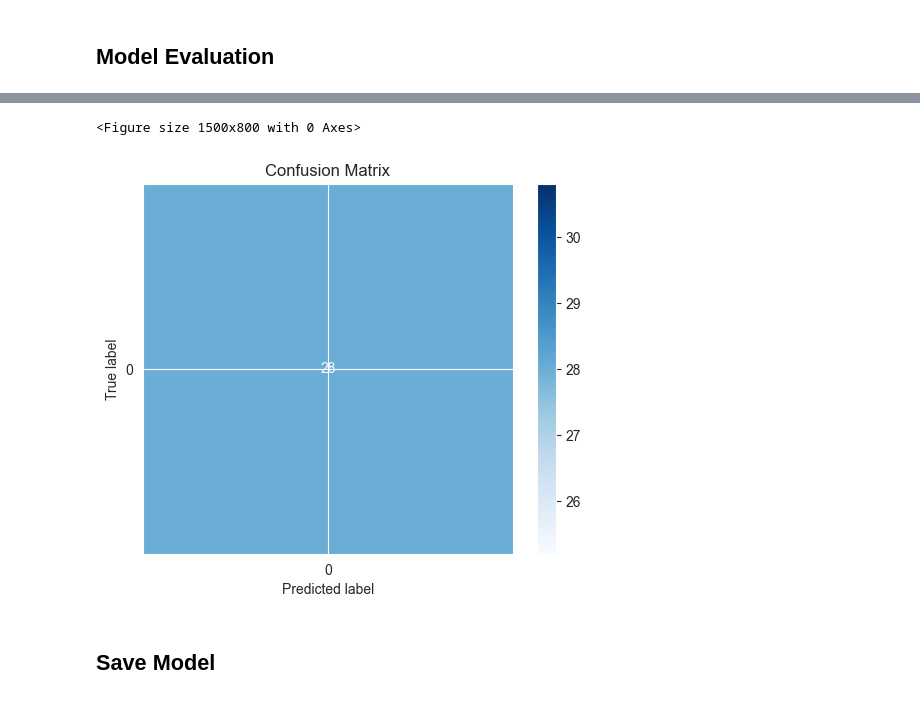
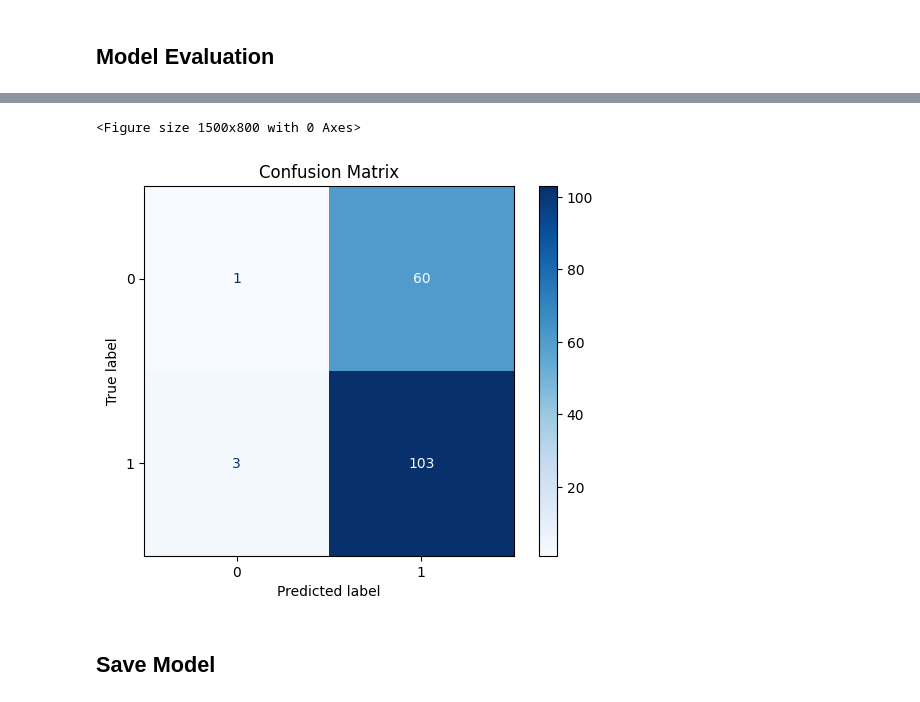
Before and after one commit to KarloKorbar/multimodal_depression_detection, a Jupyter notebook: DepressionDetection/audio.ipynb, the cells around one changed output, grey strips where cells are left out. Saved outputs shown, nothing was run; the diff lists cells and outputs as text; code cells hidden in the pictures.

```diff
--- a/DepressionDetection/audio.ipynb
+++ b/DepressionDetection/audio.ipynb
@@ -23,7 +23,7 @@ from training.trainer_audio_rnn import AudioRNNTrainer
 
 # Constants
 RANDOM_STATE = 42
-DATA_PERCENTAGE = 0.02  # Percentage of total data to use
+DATA_PERCENTAGE = 0.05  # Percentage of total data to use
 BATCH_SIZE = 32
 N_EPOCHS = 50
 FIGURE_SIZE = (15, 8)
@@ -502,45 +633,105 @@ Train Loss: 0.6840, Val Loss: 0.7111, LR: 0.001000
 from sklearn.metrics import classification_report, confusion_matrix, ConfusionMatrixDisplay
 
 
+# def evaluate_model(model: nn.Module, test_loader: DataLoader, device: torch.device) -> Tuple[np.ndarray, np.ndarray]:
+#     #Evaluate the model on the test set.
+#     model.eval()
+#     all_preds = []
+#     all_labels = []
+
+#     with torch.no_grad():
+#         for X, y in test_loader:
+#             X, y = X.to(device), y.to(device)
+#             outputs = model(X)
+#             _, preds = torch.max(outputs, 1)
+#             all_preds.extend(preds.cpu().numpy())
+#             all_labels.extend(y.cpu().numpy())
+
+#     return np.array(all_labels), np.array(all_preds)
+
+
+# # Create test loader
+# _, _, test_loader = create_data_loaders(X_train, X_val, X_test, y_train, y_val, y_test)
+
+# # Initialize best model
+# best_model = AudioRNN(
+#     input_size=X_train.shape[1],
+#     hidden_size=best_params['hidden_size'],
+#     num_layers=best_params['num_layers'],
+#     dropout=best_params['dropout']
+# ).to(DEVICE)
+
+# # Evaluate model
+# y_true, y_pred = evaluate_model(best_model, test_loader, DEVICE)
+
+# # Print classification report
+# print("Classification Report:")
+# print(classification_report(y_true, y_pred))
+
+# # Plot confusion matrix
+# plt.figure(figsize=FIGURE_SIZE)
+# class_labels = [0, 1]
+# cm = confusion_matrix(y_true, y_pred, labels=class_labels)
+# disp = ConfusionMatrixDisplay(confusion_matrix=cm, display_labels=class_labels)
+# disp.plot(cmap=plt.cm.Blues)
+# plt.title('Confusion Matrix')
+# plt.show()
+
+from sklearn.metrics import classification_report, confusion_matrix, ConfusionMatrixDisplay
+from training.trainer import load_model  # Add this import at the top of your notebook
+
 def evaluate_model(model: nn.Module, test_loader: DataLoader, device: torch.device) -> Tuple[np.ndarray, np.ndarray]:
-    #Evaluate the model on the test set.
+    """Evaluate the model on the test set."""
     model.eval()
     all_preds = []
     all_labels = []
+    all_probs = []
 
     with torch.no_grad():
         for X, y in test_loader:
             X, y = X.to(device), y.to(device)
             outputs = model(X)
+            probs = torch.softmax(outputs, dim=1)
             _, preds = torch.max(outputs, 1)
             all_preds.extend(preds.cpu().numpy())
             all_labels.extend(y.cpu().numpy())
+            all_probs.extend(probs.cpu().numpy())
+
+    # Print prediction statistics
+    probs_array = np.array(all_probs)
+    print("\nPrediction Statistics:")
+    print(f"Mean probability for class 0: {probs_array[:, 0].mean():.3f}")
+    print(f"Mean probability for class 1: {probs_array[:, 1].mean():.3f}")
+    print(f"Number of predictions for class 0: {(np.array(all_preds) == 0).sum()}")
+    print(f"Number of predictions for class 1: {(np.array(all_preds) == 1).sum()}")
 
     return np.array(all_labels), np.array(all_preds)
-
 
 # Create test loader
 _, _, test_loader = create_data_loaders(X_train, X_val, X_test, y_train, y_val, y_test)
 
-# Initialize best model
-best_model = AudioRNN(
-    input_size=X_train.shape[1],
-    hidden_size=best_params['hidden_size'],
-    num_layers=best_params['num_layers'],
-    dropout=best_params['dropout']
-).to(DEVICE)
+# Load the best model using the load_model function
+best_model, _ = load_model(
+    model_class=AudioRNN,
+    load_path='checkpoints/audio_best_model.pth',
+    device=DEVICE
+)
+
+# Make sure the model is in eval mode
+best_model.eval()
 
 # Evaluate model
 y_true, y_pred = evaluate_model(best_model, test_loader, DEVICE)
 
-# Print classification report
-print("Classification Report:")
-print(classification_report(y_true, y_pred))
+# Print classification report with zero_division=1 to avoid warnings
+print("\nClassification Report:")
+print(classification_report(y_true, y_pred, zero_division=1))
 
 # Plot confusion matrix
 plt.figure(figsize=FIGURE_SIZE)
-cm = confusion_matrix(y_true, y_pred)
-disp = ConfusionMatrixDisplay(confusion_matrix=cm)
+class_labels = [0, 1]
+cm = confusion_matrix(y_true, y_pred, labels=class_labels)
+disp = ConfusionMatrixDisplay(confusion_matrix=cm, display_labels=class_labels)
 disp.plot(cmap=plt.cm.Blues)
 plt.title('Confusion Matrix')
 plt.show()
@@ -556,5 +754,5 @@ weighted avg       1.00      1.00      1.00        28
 <Figure size 1500x800 with 0 Axes>
-[figure, old version]
+[figure, new version]
 # %% [markdown]
 ## Save Model
 # %%
```
Also changed, not shown: parts of 6 cells of this notebook, 4 other files.
